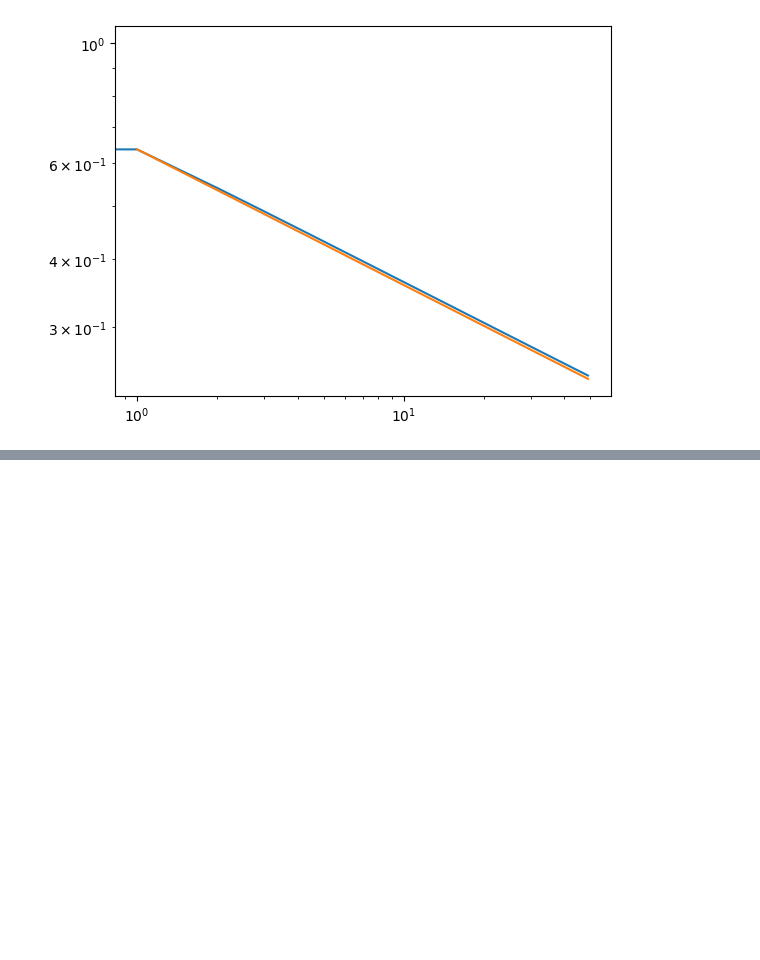
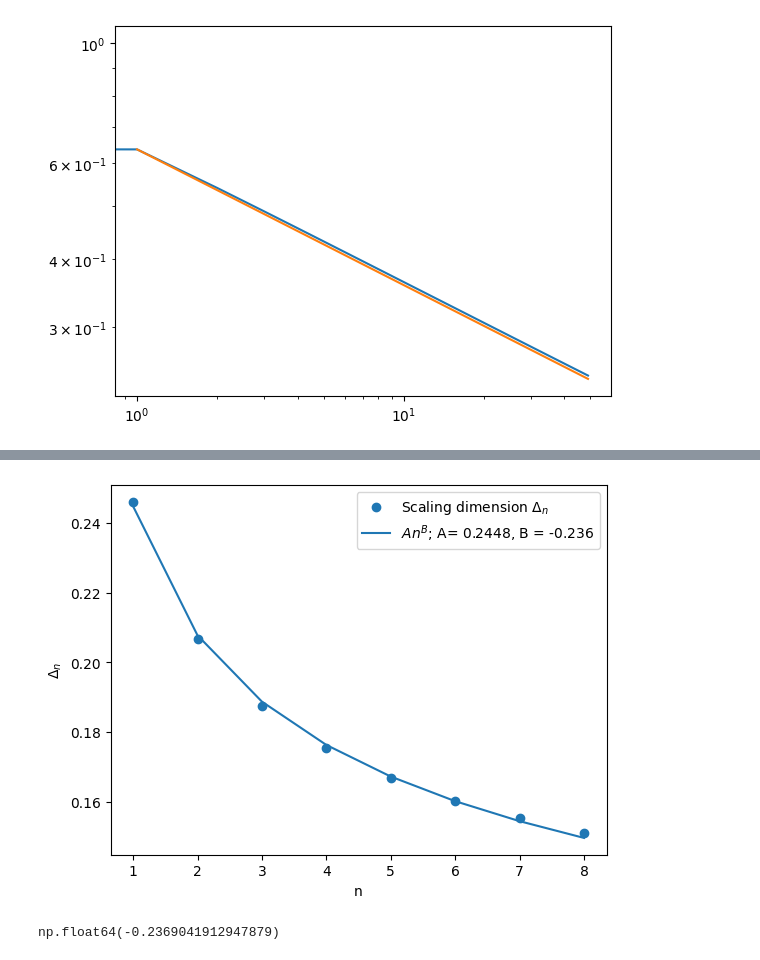
Before and after one commit to KristianMunnikhuis/subsystem_loschmidt_echo, a Jupyter notebook: scripts/scaling_dim/scaling_of_strings.ipynb, the cells around one changed output, grey strips where cells are left out. Cells and saved outputs as stored; diff of their text form; code cells hidden in the pictures; blank space fills up the shorter version.

```diff
--- a/scripts/scaling_dim/scaling_of_strings.ipynb
+++ b/scripts/scaling_dim/scaling_of_strings.ipynb
@@ -71,0 +76,17 @@ plt.scatter(np.arange(n)+1,-B)
+# %%
+plt.scatter(np.arange(n)+1,-B,label=r"Scaling dimension $\Delta_n$")
+params, _ = curve_fit(power_func, np.arange(n)+1, -B)
+a_fit, b_fit = params
+plot(np.arange(n)+1,a_fit*(np.arange(n)+1)**b_fit,label=fr"$An^B$; A= {str(a_fit)[:6]}, B = {str(b_fit)[:6]}")
+# plt.yscale("log")
+# plt.xscale("log")
+plt.legend()
+plt.ylabel(r"$\Delta_n$")
+plt.xlabel("n")
+plt.savefig("Scaling_dimension_vs_n.png")
+# %% [output]
+[figure, added]
+# %%
+b_fit
+# %% [output]
+np.float64(-0.2369041912947879)
```
Also changed, not shown: parts of 2 cells of this notebook, 3 other files.
